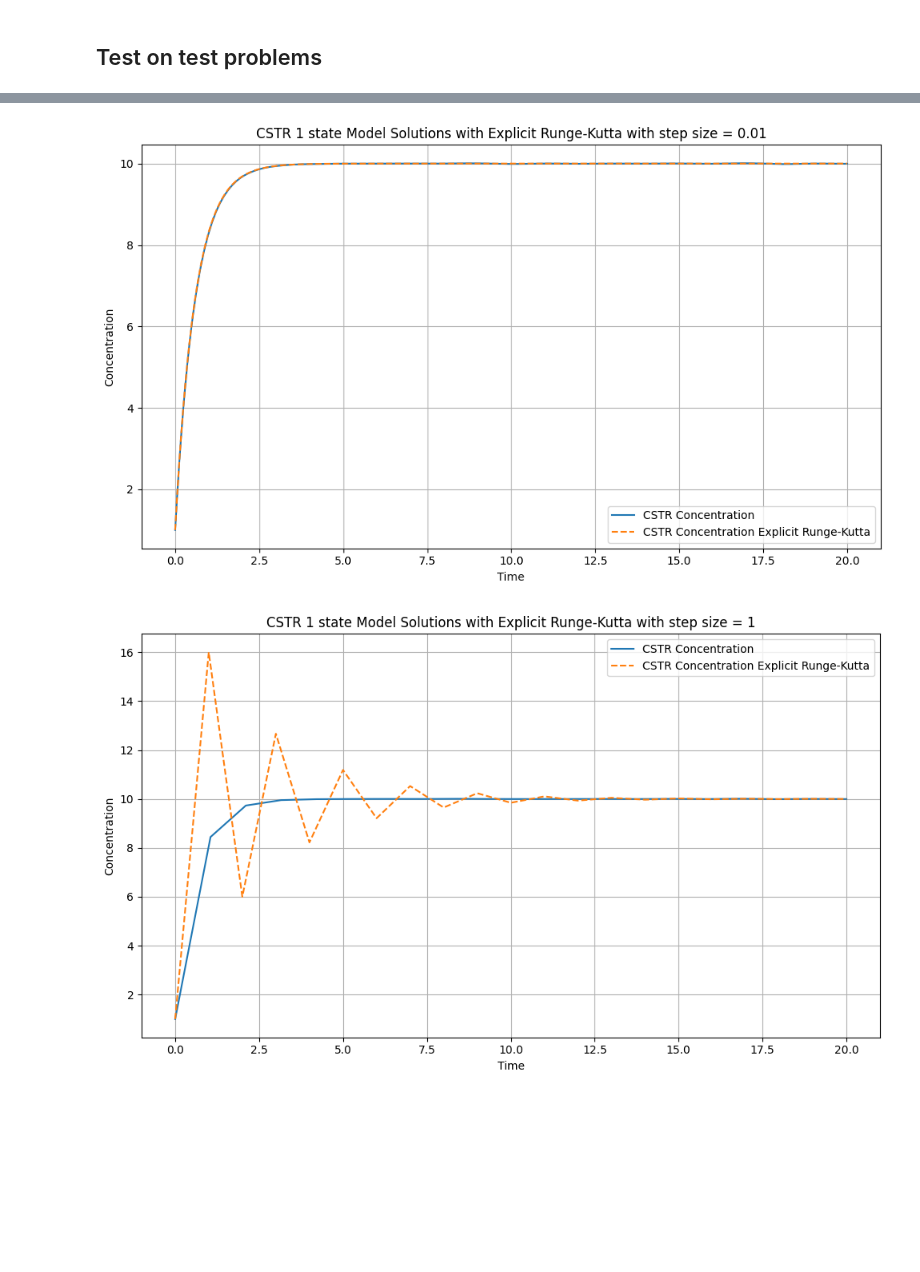
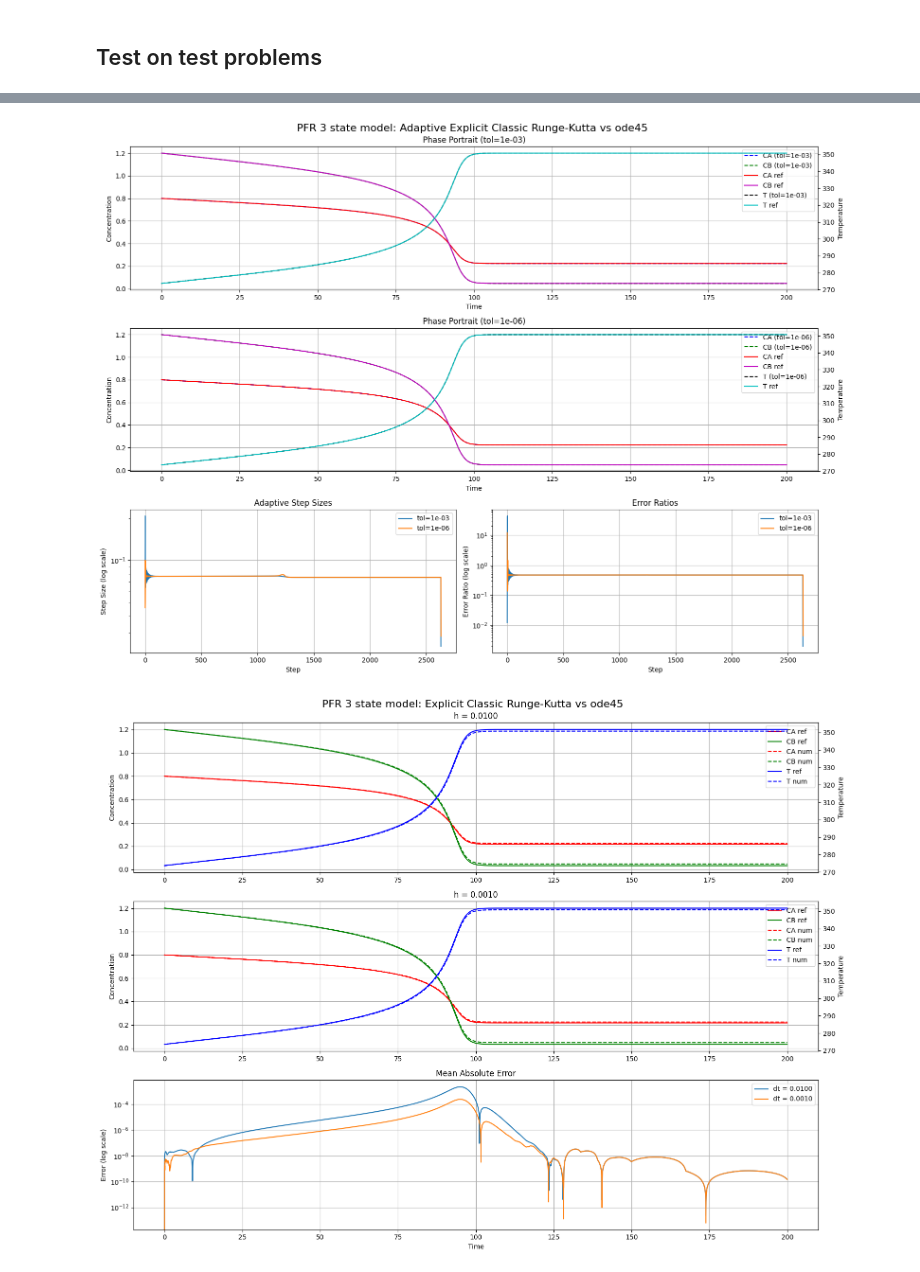
Before and after one commit to EuanCortes/02686-Project, a Jupyter notebook: 05_RungeKutta.ipynb, the cells around one changed output, grey strips where cells are left out. Cells and saved outputs as stored; diff of their text form; code cells hidden in the pictures; blank space fills up the shorter version.

```diff
--- a/05_RungeKutta.ipynb
+++ b/05_RungeKutta.ipynb
@@ -831,58 +70,19 @@ plt.show()
-# %%
-#Parameters
-params = [0.5,0.3,0.1,1.0,10.0]
-t_span = (0, 20)
-x0 = np.array([1.0])  # Initial conditions for CSTR model
-
-#Solver parameters
-N = 2000
-h = (t_span[1] - t_span[0]) / N
-
-f, _ = CSTR_1state_model(params)
-
-# Solve using odeint
-sol = solve_ivp(f, t_span, x0, method='RK45', t_eval=np.linspace(t_span[0], t_span[1], N))
-solution_fixed_t, solution_fixed_x = ExplicitRungeKuttaSolver(f, t_span, x0, h, solver)
-
-#Plot the results
-plt.figure(figsize=(10, 6))
-plt.plot(sol.t, sol.y[0], label='CSTR Concentration')
-plt.plot(solution_fixed_t, solution_fixed_x[:,0], label='CSTR Concentration Explicit Runge-Kutta', linestyle='--')
-plt.title('CSTR 1 state Model Solutions with Explicit Runge-Kutta with step size = 0.01')
-plt.xlabel('Time')
-plt.ylabel('Concentration')
-plt.legend()
-plt.grid()
-plt.tight_layout()
-plt.show()
-# %% [output]
-[figure, removed]
-# %%
-#Parameters
-params = [0.5,0.3,0.1,1.0,10.0]
-t_span = (0, 20)
-x0 = np.array([1.0])  # Initial conditions for CSTR model
-
-#Solver parameters
-N = 20
-h = (t_span[1] - t_span[0]) / N
-
-f, _ = CSTR_1state_model(params)
-
-# Solve using odeint
-sol = solve_ivp(f, t_span, x0, method='RK45', t_eval=np.linspace(t_span[0], t_span[1], N))
-solution_fixed_t, solution_fixed_x = ExplicitRungeKuttaSolver(f, t_span, x0, h, solver)
-
-#Plot the results
-plt.figure(figsize=(10, 6))
-plt.plot(sol.t, sol.y[0], label='CSTR Concentration')
-plt.plot(solution_fixed_t, solution_fixed_x[:,0], label='CSTR Concentration Explicit Runge-Kutta', linestyle='--')
-plt.title('CSTR 1 state Model Solutions with Explicit Runge-Kutta with step size = 1')
-plt.xlabel('Time')
-plt.ylabel('Concentration')
-plt.legend()
-plt.grid()
-plt.tight_layout()
-plt.show()
-# %% [output]
-[figure, removed]
+# %%
+# Initial condition
+n = 5  # number of spatial points
+
+Tin = 273.65
+CA_in = 1.6 / 2
+CB_in = 2.4 / 2
+x0 = np.concatenate([
+    np.ones(n) * CA_in,    # CA initial
+    np.ones(n) * CB_in,    # CB initial
+    Tin*np.ones(n)  # T initial
+])
+t_span = (0, 200)
+
+pfr_rk_adaptive = compare_solvers_pfr(PFR_3state_model, t_span, x0, model_name = "PFR 3 state model", reference_solver_name="ode45", adaptive_steps = True, explicit = True, rk45 = True, n = n)
+pfr_rk_fixed = compare_solvers_pfr(PFR_3state_model, t_span, x0, model_name = "PFR 3 state model", reference_solver_name="ode45", fixed_steps = True, explicit = True, rk45 = True, n = n, fixed_step_sizes=[0.01, 0.001])
+# %% [output]
+[figure, added]
+[figure, added]
```
Also changed, not shown: parts of 33 cells of this notebook, 6 other files.
